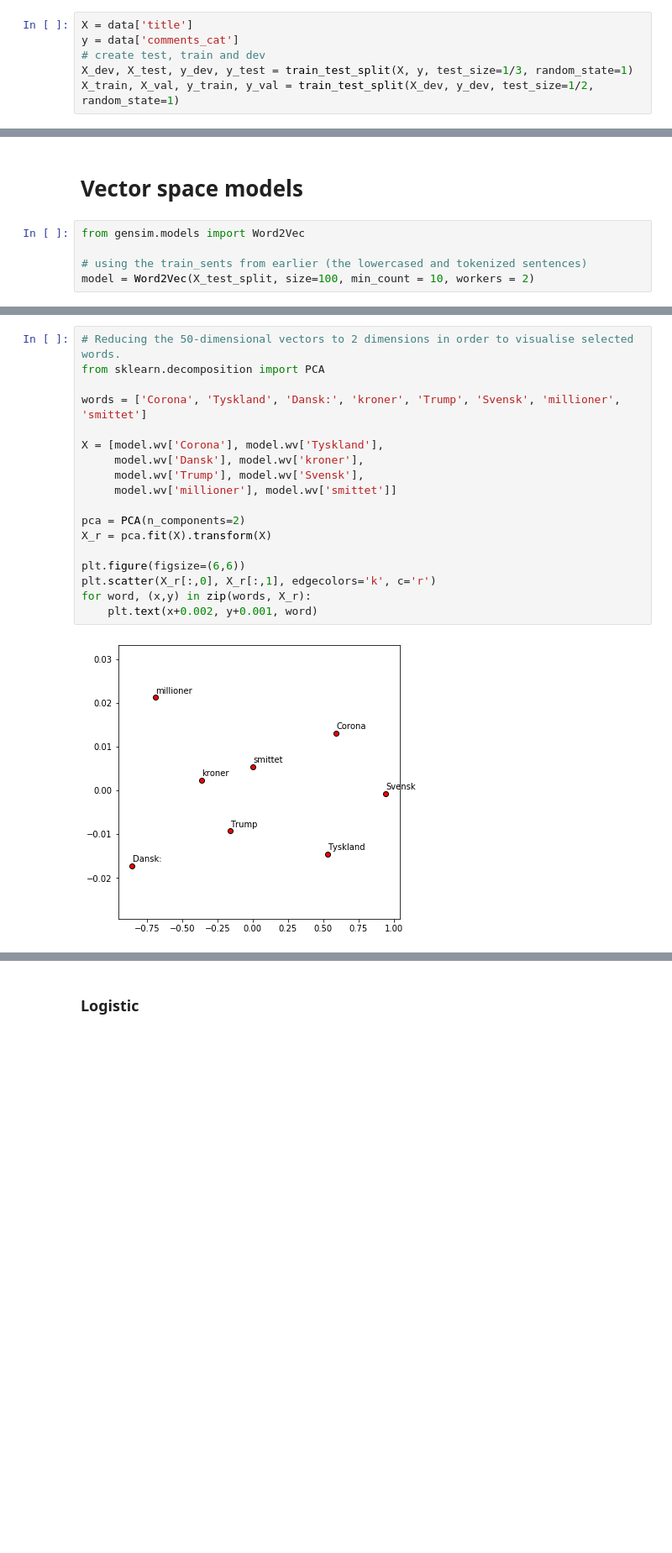
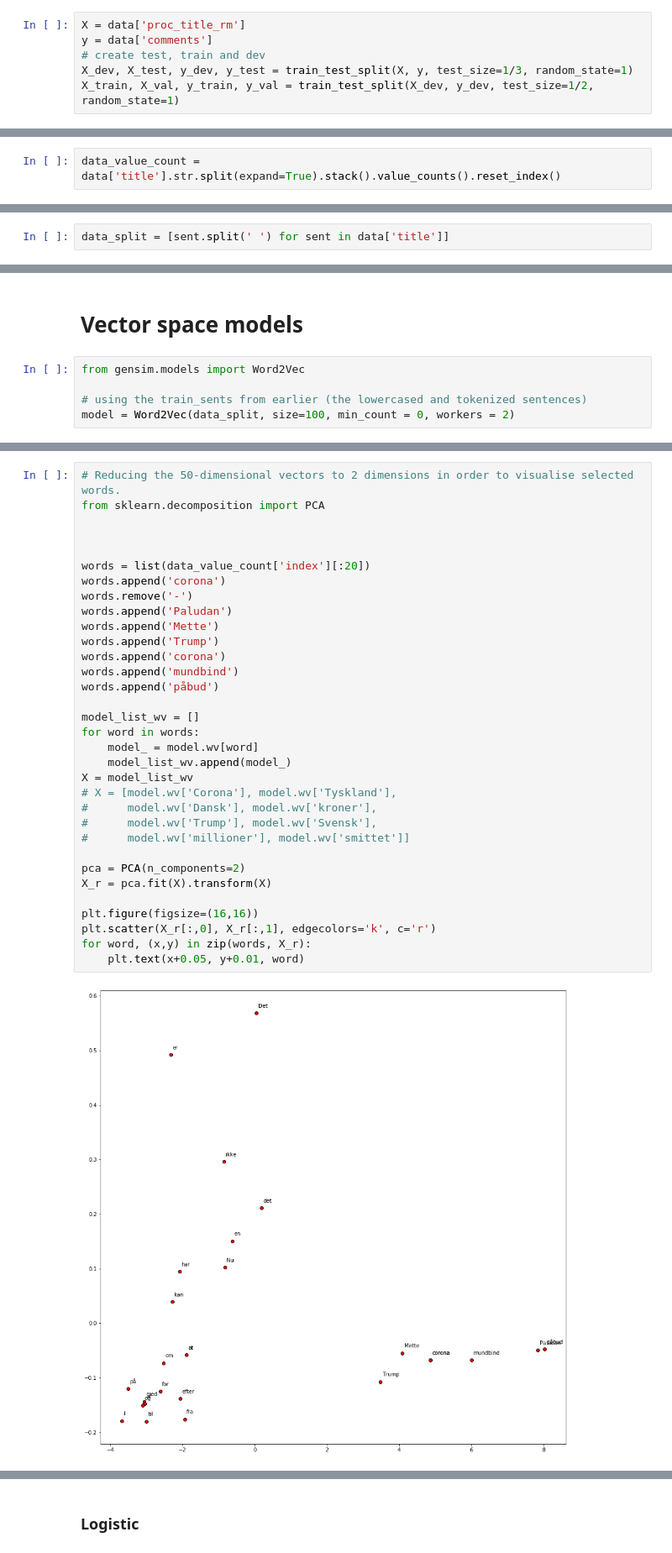
Before and after one commit to isds47/Isds47, a Jupyter notebook: Machine learning/Machine Learning.ipynb, the cells around one changed output, grey strips where cells are left out. Shown at 84% size. Cells and saved outputs as stored; diff of their text form; blank space fills up the shorter version.

```diff
--- a/Machine learning/Machine Learning.ipynb
+++ b/Machine learning/Machine Learning.ipynb
@@ -123,6 +124,6 @@ NameError: name 'X' is not defined
 # %%
-X = data['title']
-y = data['comments_cat']
+X = data['proc_title_rm']
+y = data['comments']
 # create test, train and dev
 X_dev, X_test, y_dev, y_test = train_test_split(X, y, test_size=1/3, random_state=1)
 X_train, X_val, y_train, y_val = train_test_split(X_dev, y_dev, test_size=1/2, random_state=1)
@@ -221,0 +224,2 @@ least similar:  Scorede vildt hattrick i søndags: Nu er han ude igen
+# %%
+data_value_count = data['title'].str.split(expand=True).stack().value_counts().reset_index()
@@ -221,0 +249,2 @@ least similar:  Scorede vildt hattrick i søndags: Nu er han ude igen
+# %%
+data_split = [sent.split(' ') for sent in data['title']]
@@ -225,5 +274,5 @@ least similar:  Scorede vildt hattrick i søndags: Nu er han ude igen
 from gensim.models import Word2Vec
 
 # using the train_sents from earlier (the lowercased and tokenized sentences)
-model = Word2Vec(X_test_split, size=100, min_count = 10, workers = 2)
+model = Word2Vec(data_split, size=100, min_count = 0, workers = 2)
 # %%
@@ -276,21 +336,36 @@ model
 # %%
 # Reducing the 50-dimensional vectors to 2 dimensions in order to visualise selected words.
 from sklearn.decomposition import PCA
 
-words = ['Corona', 'Tyskland', 'Dansk:', 'kroner', 'Trump', 'Svensk', 'millioner', 'smittet']
 
-X = [model.wv['Corona'], model.wv['Tyskland'],
-     model.wv['Dansk'], model.wv['kroner'],
-     model.wv['Trump'], model.wv['Svensk'],
-     model.wv['millioner'], model.wv['smittet']]
+
+words = list(data_value_count['index'][:20])
+words.append('corona')
+words.remove('-')
+words.append('Paludan')
+words.append('Mette')
+words.append('Trump')
+words.append('corona')
+words.append('mundbind')
+words.append('påbud')
+
+model_list_wv = []
+for word in words:
+    model_ = model.wv[word]
+    model_list_wv.append(model_)
+X = model_list_wv
+# X = [model.wv['Corona'], model.wv['Tyskland'],
+#      model.wv['Dansk'], model.wv['kroner'],
+#      model.wv['Trump'], model.wv['Svensk'],
+#      model.wv['millioner'], model.wv['smittet']]
 
 pca = PCA(n_components=2)
 X_r = pca.fit(X).transform(X)
 
-plt.figure(figsize=(6,6))
+plt.figure(figsize=(16,16))
 plt.scatter(X_r[:,0], X_r[:,1], edgecolors='k', c='r')
 for word, (x,y) in zip(words, X_r):
-    plt.text(x+0.002, y+0.001, word)
+    plt.text(x+0.05, y+0.01, word)
 # %% [output]
-[figure, old version]
+[figure, new version]
 # %% [markdown]
```
Also changed, not shown: parts of 46 cells of this notebook, 2 other files.
